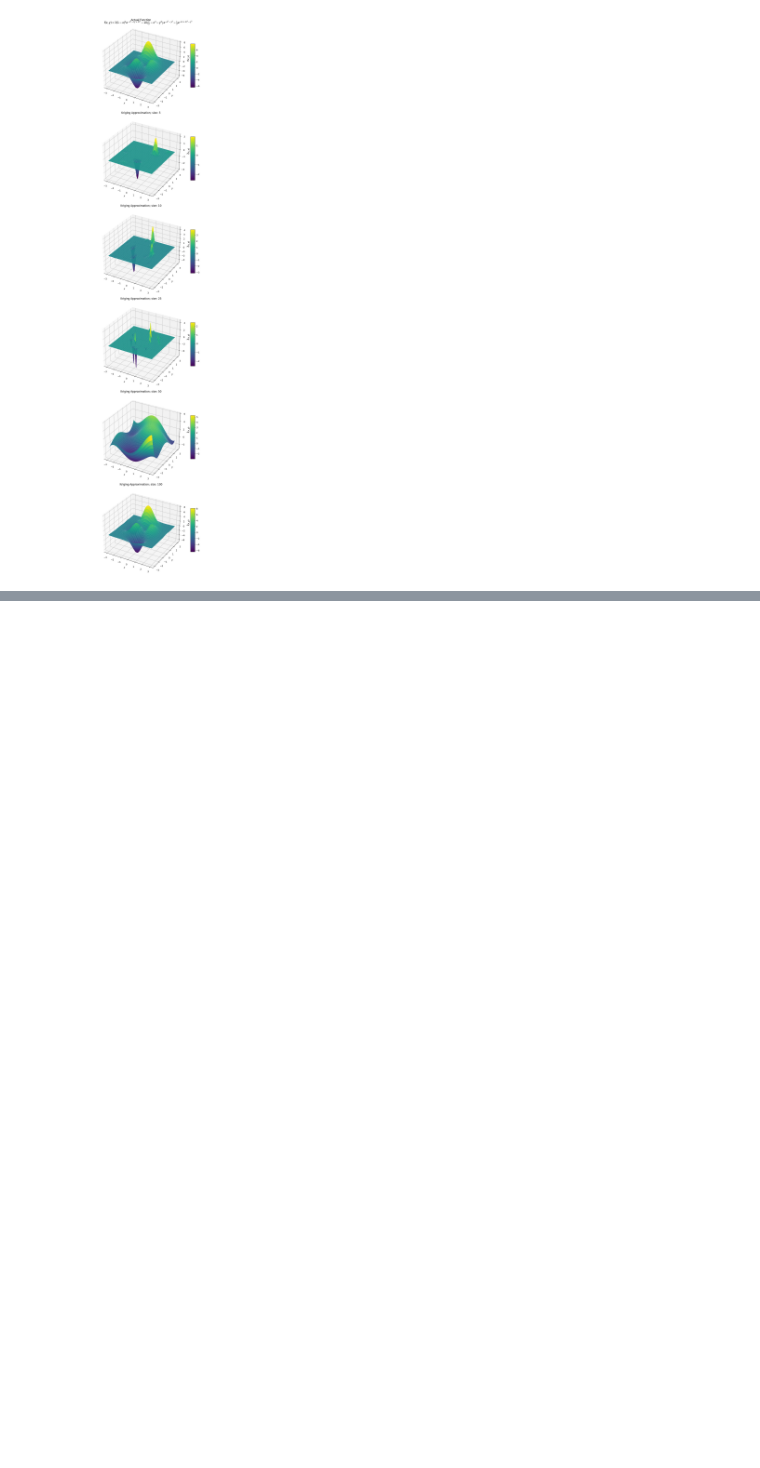
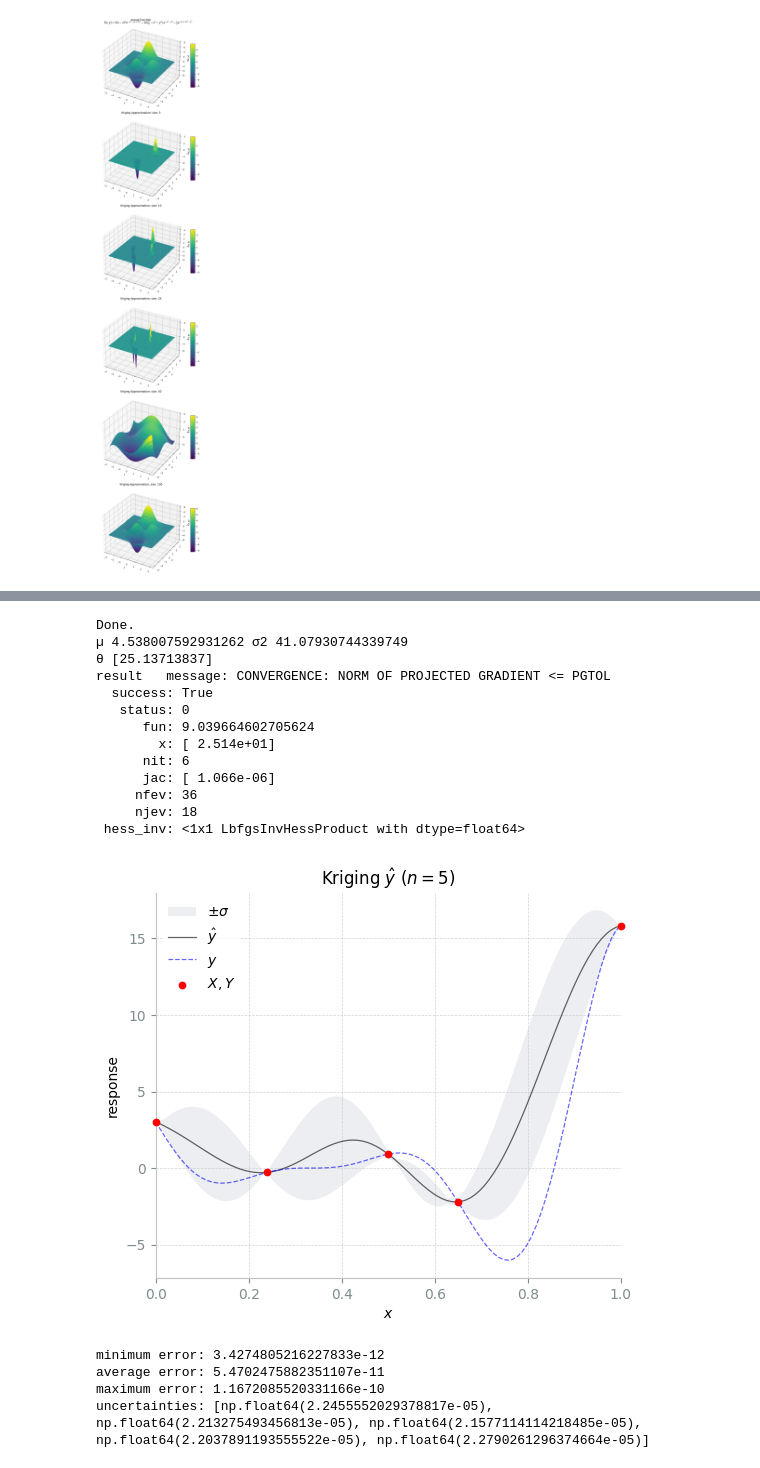
Before and after one commit to ijs32/rceu-2026, a Jupyter notebook: src/ian/surrogate-modeling/chapter-2/chapter_2.ipynb, the cells around one changed output, grey strips where cells are left out. Cells and saved outputs as stored; diff of their text form; code cells hidden in the pictures; blank space fills up the shorter version.

Commit message:
co-kriging

```diff
--- a/src/ian/surrogate-modeling/chapter-2/chapter_2.ipynb
+++ b/src/ian/surrogate-modeling/chapter-2/chapter_2.ipynb
@@ -300,3 +296,62 @@ inf
+# %%
+import numpy as np
+
+from shared.cpcrr.methods import KrigingFitter
+
+from shared.cpcrr.functions import onevar
+
+
+datax = np.array([
+    0.0,
+    0.24,
+    0.5,
+    0.65,
+    # 0.82,
+    # 0.9,
+    1.0,
+])
+datay = onevar(datax)
+
+KF = KrigingFitter(
+    xmin=(0,),
+    xmax=(1,),
+    datax=datax,
+    datay=datay,
+)
+
+# KF.plot_check_inputs(objective=onevar)
+
+KF.fit(
+    # verbose=True,
+)
+
+print("Done.")
+print(f"µ {KF.globmean} σ2 {KF.globvar}")
+print(f"θ {KF.theta}")
+print(f"result {KF.result}")
+
+KF.plot_check_model(res=100, objective=onevar)
+
+KF.test_check_model()
+# %% [output]
+Done.
+µ 4.538007592931262 σ2 41.07930744339749
+θ [25.13713837]
+result   message: CONVERGENCE: NORM OF PROJECTED GRADIENT <= PGTOL
+  success: True
+   status: 0
+      fun: 9.039664602705624
+        x: [ 2.514e+01]
+      nit: 6
+      jac: [ 1.066e-06]
+     nfev: 36
+     njev: 18
+ hess_inv: <1x1 LbfgsInvHessProduct with dtype=float64>
+[figure, added]
+minimum error: 3.4274805216227833e-12
+average error: 5.4702475882351107e-11
+maximum error: 1.1672085520331166e-10
+uncertainties: [np.float64(2.2455552029378817e-05), np.float64(2.213275493456813e-05), np.float64(2.1577114114218485e-05), np.float64(2.2037891193555522e-05), np.float64(2.2790261296374664e-05)]
 # %%
 import numpy as np
 
```
Also changed, not shown: parts of 2 cells of this notebook, 4 other files.
